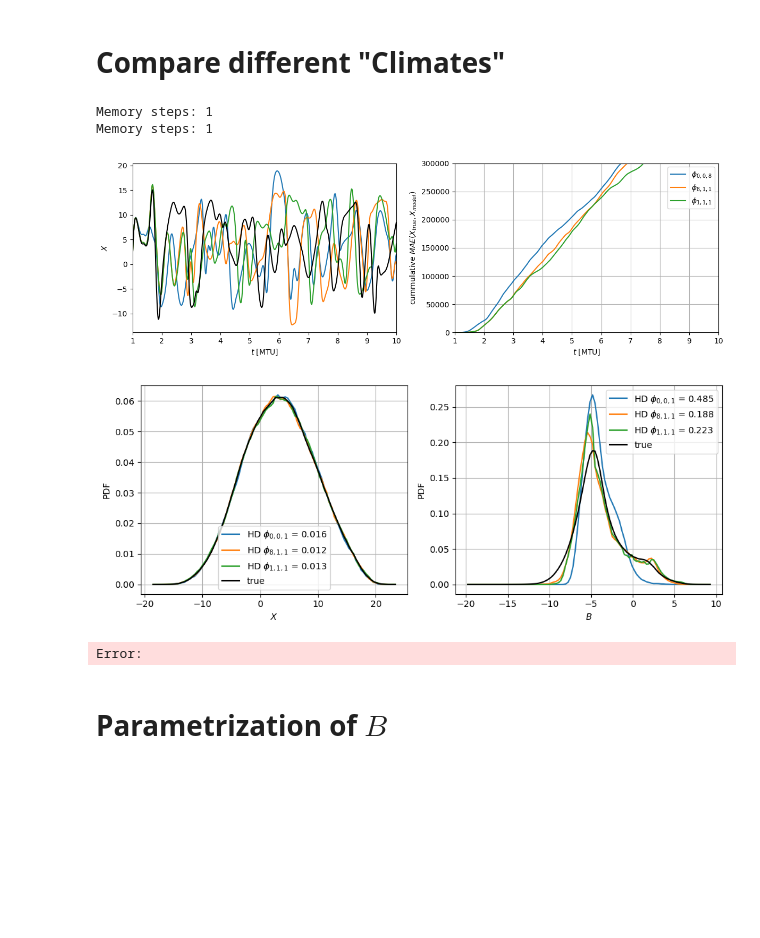
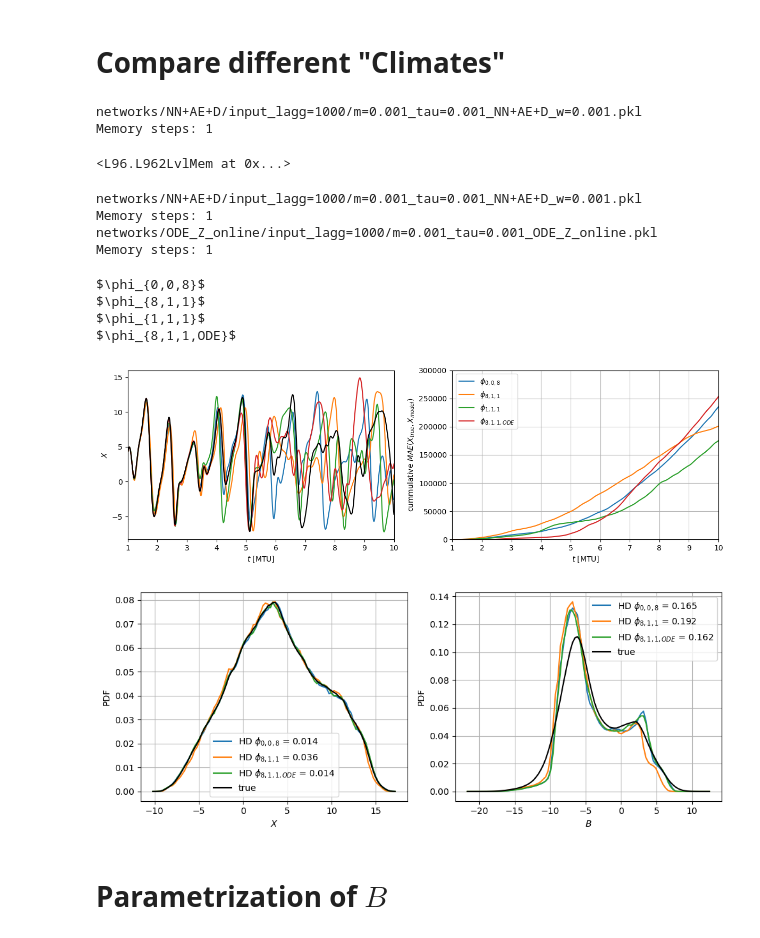
Before and after one commit to DLR-PA-EVA/schoenfeld26james_PrognosticMemoryParmeterizations, a Jupyter notebook: plots.ipynb, the cells around one changed output. Saved outputs shown, nothing was run; the diff lists cells and outputs as text; code cells hidden in the pictures; blank space fills up the shorter version.

```diff
--- a/plots.ipynb
+++ b/plots.ipynb
@@ -51,0 +75,3 @@ Attributes:
+# %%
+L96 = xr.open_dataset('online_runs/ODE_Z/input_lagg=1000/time=1000MTU_m=0.001_tau=0.001.nc')
+L96
@@ -52,7 +98,7 @@ Attributes:
 # %%
-Z, Z_ODE = L96.Z.values, L96.Z_ODE.values
+Z, Z_ODE, X, B = L96.Z.values[2000:], L96.Z_ODE.values[2000:], L96.X.values[2000:], L96.B.values[2000:]  # discard first 2MTU
 k,i = 0, 1
-plt.plot(Z[:, k, i])
-plt.plot(Z_ODE[:, k, i])
+plt.plot(Z[990_000:, k, i])
+plt.plot(Z_ODE[990_000:, k, i])
 # %% [output]
 [<matplotlib.lines.Line2D at 0x...>]
@@ -59,0 +106,5 @@ plt.plot(Z_ODE[:, k, i])
+# %%
+with open('networks/NN+AE+D/input_lagg=1000/m=0.001_tau=0.001_NN+AE+D_w=0.0001.pkl', 'rb') as file:
+    model = torch.load(file, weights_only=False, map_location=device)
+
+max(model.R2)
@@ -130,13 +240,19 @@ plt.legend()
 # %%
 def L96_from_nc(path):
     XB = xr.load_dataset(path)
+    print(XB.model_path)
     L96 = L962LvlMem()
     L96._history_X = XB.X
     L96._history_B = XB.B
 
     return L96
+L96_from_nc('online_runs/NN+AE+D/input_lagg=1000/time=10MTU_m=0.001_tau=0.001_w=0.001.nc')
+# %% [output]
+networks/NN+AE+D/input_lagg=1000/m=0.001_tau=0.001_NN+AE+D_w=0.001.pkl
+Memory steps: 1
+<L96.L962LvlMem at 0x...>
 # %%
-m, tau = 1.0, 100.0
+m, tau = 0.001, 0.001
 path = f'online_runs/baseline_nn/input_lagg=0/time=1000000_m={m}_tau={tau}.pkl'
 #path = 'online_runs/baseline_nn/input_lagg=0/time=10000MTU_m=0.001_tau=0.001.nc'
 #L96_base0 = L96_from_nc(path)
@@ -144,10 +260,11 @@ path = f'online_runs/baseline_nn/input_lagg=0/time=1000000_m={m}_tau={tau}.pkl'
 #         L96_base0 = pickle.load(file)
 
 # path = f'online_runs/baseline_nn/input_lagg=0/time=1000000_m={m}_tau={tau}.pkl'
-path = f'online_runs/NN/input_lagg=0/time=1000MTU_m={m}_tau={tau}.nc'
-L96_base = L96_from_nc(path)
-# with open(path, 'rb') as file:
-#         L96_base = pickle.load(file)
+# path = f'online_runs/NN/input_lagg=0/time=1000MTU_m={m}_tau={tau}.nc'
+# L96_base = L96_from_nc(path)
+path = f'online_runs/NN/input_lagg=0/time=1000MTU_m={m}_tau={tau}.pkl'
+with open(path, 'rb') as file:
+        L96_base = pickle.load(file)
 
 #path = 'online_runs/NN+AE_latent_dims=1/input_lagg=1000/time=1000000_m=0.001_tau=0.001.pkl'
 # path = 'online_runs/NN+AE/input_lagg=1000/time=10000MTU_m=0.001_tau=0.001.pkl'
@@ -156,7 +273,7 @@ L96_base = L96_from_nc(path)
 
 path = f'online_runs/NN+AE_latent_dims=1/input_lagg=1000/time=1000000_m={m}_tau={tau}.pkl'
 #path = 'online_runs/NN+AE_latent_dims=1/input_lagg=1000/time=10000MTU_m=0.001_tau=0.001.nc'
-# L96_ae11 = L96_from_nc(path)
+#L96_ae11 = L96_from_nc(path)
 with open(path, 'rb') as file:
         L96_ae11 = pickle.load(file)
         L96_ae11._history_Z = np.empty(shape=(1000_000, 8, 1))
@@ -174,37 +291,47 @@ L96_ae81 = L96_from_nc(path)
 # with open(path, 'rb') as file:
 #         L96_ae81 = pickle.load(file)
 
+path = 'online_runs/ODE_Z_online/input_lagg=1000/time=1000MTU_m=0.001_tau=0.001.nc'
+L96_ODE = L96_from_nc(path)
+
 path = f'online_runs/NO_PARAMETRIZATION/time=10000000_m={m}_tau={tau}.pkl'
 with open(path, 'rb') as file:
         L96_true = pickle.load(file)
 # %% [output]
+networks/NN+AE+D/input_lagg=1000/m=0.001_tau=0.001_NN+AE+D_w=0.001.pkl
 Memory steps: 1
+networks/ODE_Z_online/input_lagg=1000/m=0.001_tau=0.001_ODE_Z_online.pkl
 Memory steps: 1
 # %%
 fig, axs = plt.subplots(1, 2, figsize=(12, 4))
 tmax = 10_000
 X_true = L96_true.history.X.values[:tmax]
 t = np.arange(0, len(X_true)  ) *L96_true.dt
 k = 7
 
-for L96, model_name in zip([L96_base, L96_ae81, L96_ae11], [r'$\phi_{0,0,8}$', r'$\phi_{8,1,1}$', r'$\phi_{1,1,1}$']):
+for L96, model_name in zip([L96_base, L96_ae81, L96_ae11, L96_ODE], [r'$\phi_{0,0,8}$', r'$\phi_{8,1,1}$', r'$\phi_{1,1,1}$', r'$\phi_{8,1,1,ODE}$']):
+    print(model_name)
     X = L96.history.X.values[:tmax]
     MAE = np.cumsum(np.sum(np.absolute(X_true-X), axis=1))
     axs[1].plot(t, MAE, label=model_name)
     axs[0].plot(t, X[:, k], label=model_name)
 
 #X_true = L96_true.history.X.values[:tmax, k]
 axs[0].plot(t, X_true[:, k], label='true', color='black')
 
 axs[1].legend()
 axs[1].set(xlabel=r'$t$ [MTU]', ylabel=r'$MAE(X_{true}, X_{model})$', xlim=(1, 10), ylim=(0, 300_000))
 axs[0].set(xlabel=r'$t$ [MTU]', ylabel=r'$X$', xlim=(1, 10))
 plt.xlabel(r'$t$ [MTU]')
 plt.ylabel(r'cummulative $MAE(X_{true}, X_{model})$')
 plt.grid()
 plt.tight_layout()
 # %% [output]
+$\phi_{0,0,8}$
+$\phi_{8,1,1}$
+$\phi_{1,1,1}$
+$\phi_{8,1,1,ODE}$
-[figure, old version]
+[figure, new version]
 # %%
 def H(p, q):
   # distance between p an d
@@ -225,7 +352,7 @@ fig, (ax1, ax2) = plt.subplots(1, 2, figsize=(10, 4))
 ax1.set(xlabel=r'$X$', ylabel='PDF')
 ax2.set(xlabel=r'$B$', ylabel='PDF')
 
-for L96, model_name in zip([L96_base, L96_ae81, L96_ae11], [r'$\phi_{0,0,1}$', r'$\phi_{8,1,1}$', r'$\phi_{1,1,1}$']):
+for L96, model_name in zip([L96_base, L96_ae81, L96_ODE], [r'$\phi_{0,0,8}$', r'$\phi_{8,1,1}$', r'$\phi_{8,1,1,ODE}$']):
     B = L96.history.B.values.flatten()
     X = L96.history.X.values.flatten()
 
@@ -244,8 +371,7 @@ for ax in [ax1, ax2]:
 
 plt.tight_layout()
 # %% [output]
-[figure, old version]
+[figure, new version]
-Error:
 # %% [markdown]
 # Parametrization of $B$
 # %%
```
Also changed, not shown: parts of 13 cells of this notebook, 2 other files.
